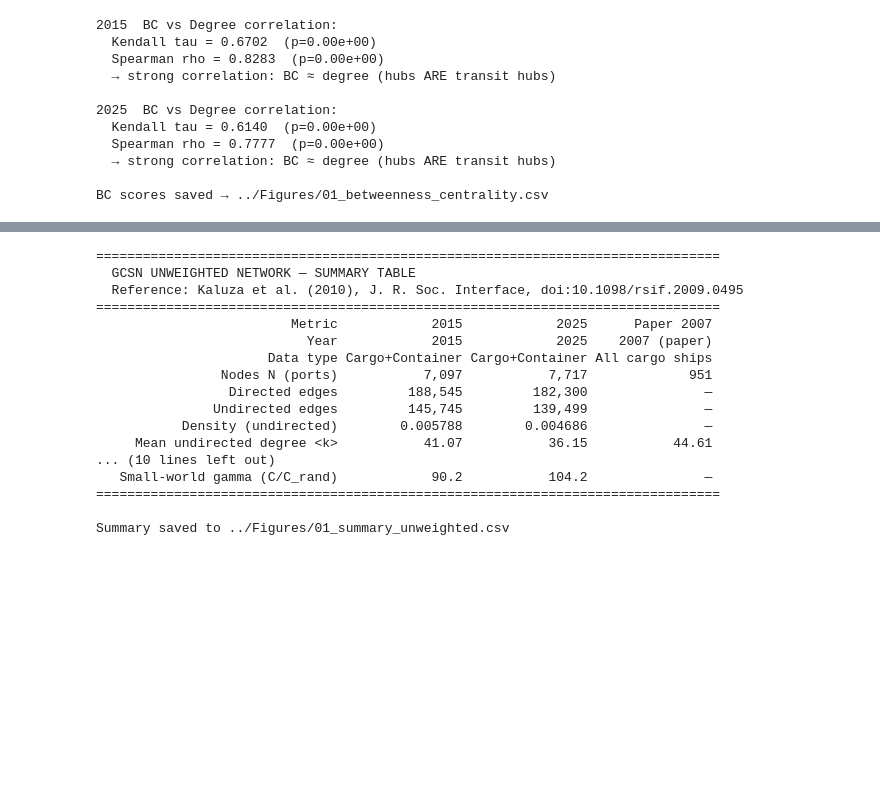
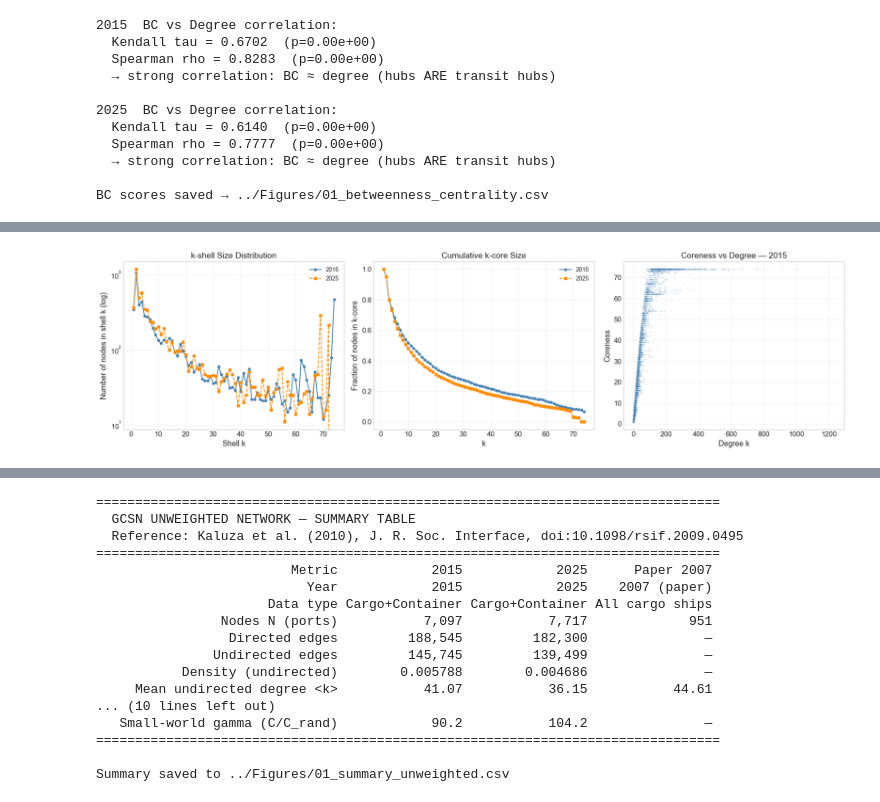
Before and after one commit to Debjit-Banerji/GCSN-Analysis, a Jupyter notebook: Codes/01_EDA_unweighted.ipynb, the cells around one changed output, grey strips where cells are left out. Drawn from its saved outputs; the diff is of its cells as text; code cells hidden in the pictures; blank space fills up the shorter version.

```diff
--- a/Codes/01_EDA_unweighted.ipynb
+++ b/Codes/01_EDA_unweighted.ipynb
@@ -1037,0 +1192,86 @@ BC scores saved → ../Figures/01_betweenness_centrality.csv
+# %%
+# ── Compute coreness for each node ──────────────────────────────────────────
+core_2015 = nx.core_number(Gu_2015)
+core_2025 = nx.core_number(Gu_2025)
+
+k_max_2015 = max(core_2015.values())
+k_max_2025 = max(core_2025.values())
+print(f'Maximum k-core: 2015 = {k_max_2015},  2025 = {k_max_2025}')
+
+# Shell size distribution: number of nodes first reaching shell k
+from collections import Counter
+
+shell_2015 = Counter(core_2015.values())
+shell_2025 = Counter(core_2025.values())
+
+all_k = sorted(set(shell_2015) | set(shell_2025))
+sizes_15 = [shell_2015.get(k, 0) for k in all_k]
+sizes_25 = [shell_2025.get(k, 0) for k in all_k]
+
+# ── Plot 1: Shell size distribution ─────────────────────────────────────────
+fig, axes = plt.subplots(1, 3, figsize=(18, 5))
+
+axes[0].semilogy(all_k, sizes_15, 'o-', color='steelblue', ms=4, label='2015')
+axes[0].semilogy(all_k, sizes_25, 's--', color='darkorange', ms=4, label='2025')
+axes[0].set_xlabel('Shell k')
+axes[0].set_ylabel('Number of nodes in shell k (log)')
+axes[0].set_title('k-shell Size Distribution')
+axes[0].legend()
+axes[0].grid(True, alpha=0.3)
+
+# ── Plot 2: Cumulative nodes in k-core ≥ k ──────────────────────────────────
+N15 = Gu_2015.number_of_nodes()
+N25 = Gu_2025.number_of_nodes()
+cum_15 = [sum(shell_2015.get(j, 0) for j in all_k if j >= k) / N15 for k in all_k]
+cum_25 = [sum(shell_2025.get(j, 0) for j in all_k if j >= k) / N25 for k in all_k]
+
+axes[1].plot(all_k, cum_15, 'o-', color='steelblue', ms=4, label='2015')
+axes[1].plot(all_k, cum_25, 's--', color='darkorange', ms=4, label='2025')
+axes[1].set_xlabel('k')
+axes[1].set_ylabel('Fraction of nodes in k-core')
+axes[1].set_title('Cumulative k-core Size')
+axes[1].legend()
+axes[1].grid(True, alpha=0.3)
+
+# ── Plot 3: Coreness vs Degree scatter (2015) ────────────────────────────────
+nodes_15 = list(Gu_2015.nodes())
+deg_15   = [Gu_2015.degree(n) for n in nodes_15]
+cor_15   = [core_2015[n]      for n in nodes_15]
+axes[2].scatter(deg_15, cor_15, alpha=0.15, s=8, color='steelblue', edgecolors='none')
+axes[2].set_xlabel('Degree k')
+axes[2].set_ylabel('Coreness')
+axes[2].set_title('Coreness vs Degree — 2015')
+axes[2].grid(True, alpha=0.3)
+
+plt.tight_layout()
+plt.savefig(FIG_DIR + '01_kcore_decomposition.png', dpi=150, bbox_inches='tight')
+plt.show()
+
+# ── Innermost core ports ─────────────────────────────────────────────────────
+for year, core_d, k_max in [('2015', core_2015, k_max_2015),
+                              ('2025', core_2025, k_max_2025)]:
+    inner_ports = [p for p, c in core_d.items() if c == k_max]
+    print(f'\n{year} — maximum k-core (k={k_max}): {len(inner_ports)} ports')
+    print('  Innermost core ports:', ', '.join(sorted(inner_ports)[:30]))
+
+# ── Coreness vs BC rank-correlation ─────────────────────────────────────────
+from scipy.stats import spearmanr
+for year, core_d, bc_d, Gu in [('2015', core_2015, bc_2015, Gu_2015),
+                                  ('2025', core_2025, bc_2025, Gu_2025)]:
+    nodes  = list(Gu.nodes())
+    cor_v  = [core_d[n]  for n in nodes]
+    bc_v   = [bc_d[n]    for n in nodes]
+    dg_v   = [Gu.degree(n) for n in nodes]
+    rho_cd, _ = spearmanr(cor_v, dg_v)
+    rho_cb, _ = spearmanr(cor_v, bc_v)
+    print(f'{year} Coreness vs Degree: ρ = {rho_cd:.4f} | Coreness vs BC: ρ = {rho_cb:.4f}')
+
+# Save coreness scores
+pd.DataFrame(
+    [(p, core_2015.get(p, 0), core_2025.get(p, 0))
+     for p in set(core_2015) | set(core_2025)],
+    columns=['port', 'coreness_2015', 'coreness_2025']
+).sort_values('coreness_2015', ascending=False).to_csv(
+    '../Figures/01_kcore.csv', index=False)
+print('\nCoreness scores saved → ../Figures/01_kcore.csv')
+# %% [output]
@@ -1037,0 +1279 @@ BC scores saved → ../Figures/01_betweenness_centrality.csv
+[figure, added]
```
Also changed, not shown: parts of 5 cells of this notebook, 23 other files.
